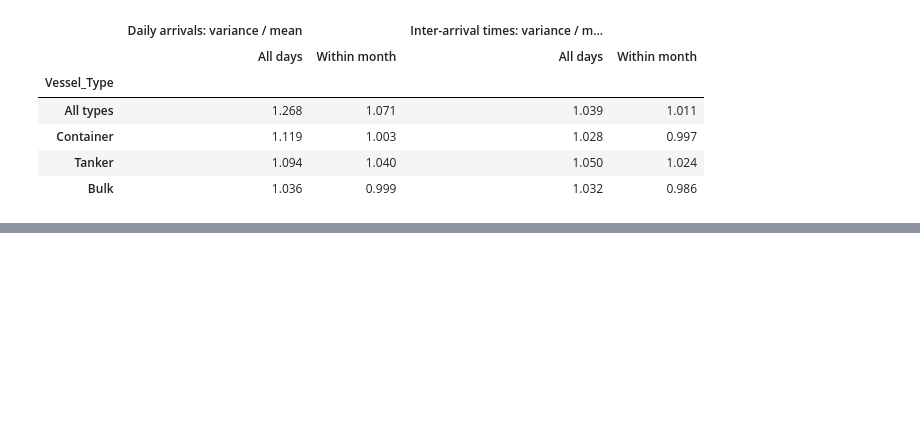
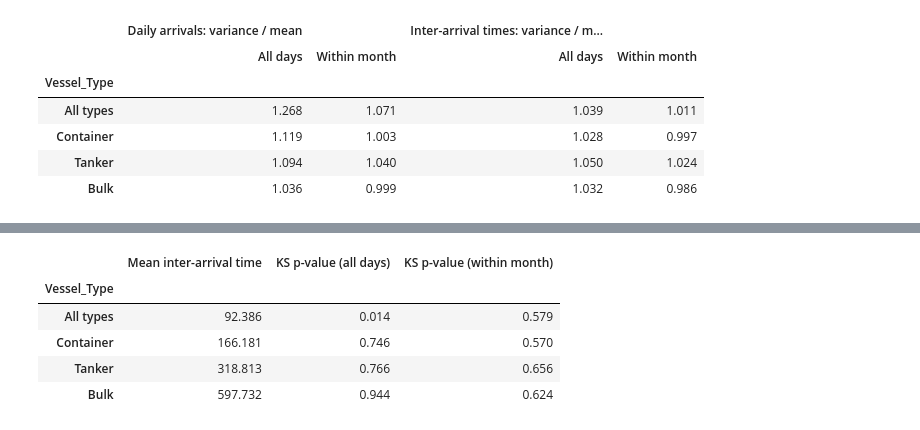
Before and after one commit to nikola300605/Stochastic_Simulation_Group_15, a Jupyter notebook: vessel_arrivals.ipynb, the cells around one changed output, grey strips where cells are left out. Saved outputs shown, nothing was run; the diff lists cells and outputs as text; code cells hidden in the pictures; blank space fills up the shorter version.

```diff
--- a/vessel_arrivals.ipynb
+++ b/vessel_arrivals.ipynb
@@ -426,0 +434,21 @@ seasonal_ratio_df.round(3)
+# %%
+def ks_expon(g):
+    return kstest(g, expon(scale=g.mean()).cdf).pvalue
+
+def within_month_ks(g):
+    return g.groupby(d.loc[g.index].dt.to_period("M")).apply(ks_expon).mean()
+
+expon_df = pd.DataFrame({
+    "Mean inter-arrival time": [gaps[t].mean() for t in counts.columns],
+    "KS p-value (all days)": [ks_expon(gaps[t]) for t in counts.columns],
+    "KS p-value (within month)": [within_month_ks(gaps[t]) for t in counts.columns],
+}, index=counts.columns)
+
+expon_df.round(3)
+# %% [output]
+|  | Mean inter-arrival time | KS p-value (all days) | KS p-value (within month) |
+| Vessel_Type |  |  |  |
+| All types | 92.386 | 0.014 | 0.579 |
+| Container | 166.181 | 0.746 | 0.570 |
+| Tanker | 318.813 | 0.766 | 0.656 |
+| Bulk | 597.732 | 0.944 | 0.624 |
```
Also changed, not shown: parts of 4 cells of this notebook, 1 other file.
